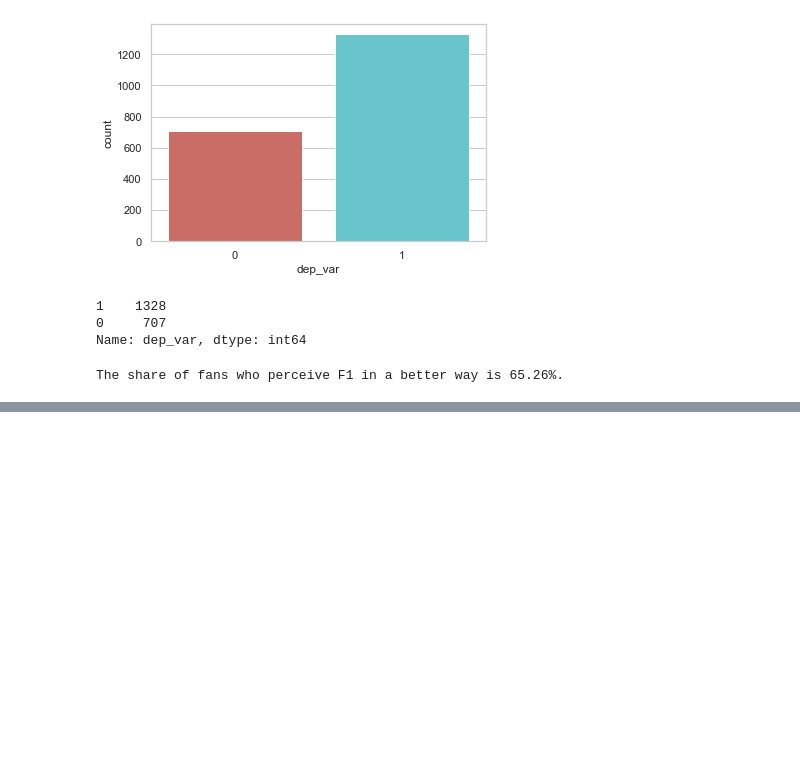
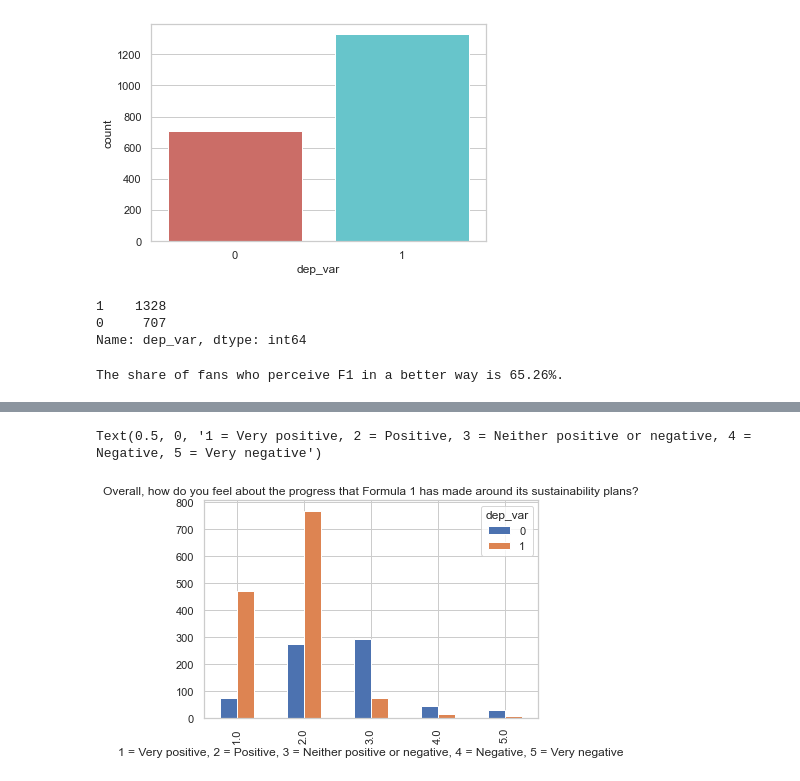
Before and after one commit to FWD06/Project-name-or-sth, a Jupyter notebook: project_part1.ipynb, the cells around one changed output, grey strips where cells are left out. Drawn from its saved outputs; the diff is of its cells as text; code cells hidden in the pictures; blank space fills up the shorter version.

```diff
--- a/project_part1.ipynb
+++ b/project_part1.ipynb
@@ -440,0 +532,7 @@ The share of fans who perceive F1 in a better way is 65.26%.
+# %%
+pd.crosstab(df_1.Q6,df_1.dep_var).plot(kind='bar')
+plt.title('Overall, how do you feel about the progress that Formula 1 has made around its sustainability plans?')
+plt.xlabel('1 = Very positive, 2 = Positive, 3 = Neither positive or negative, 4 = Negative, 5 = Very negative')
+# %% [output]
+Text(0.5, 0, '1 = Very positive, 2 = Positive, 3 = Neither positive or negative, 4 = Negative, 5 = Very negative')
+[figure, added]
```
Also changed, not shown: parts of 35 cells of this notebook.
